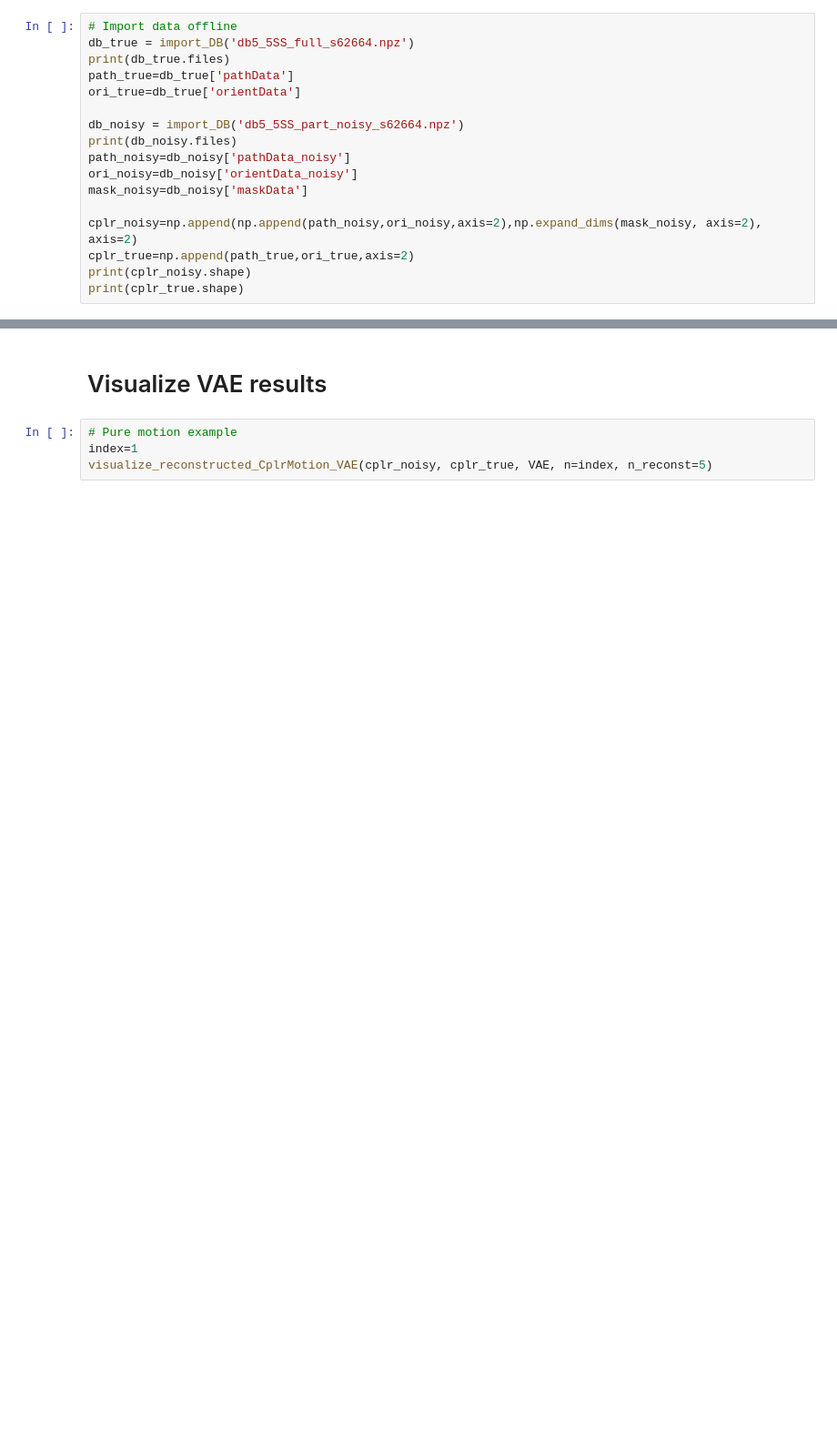
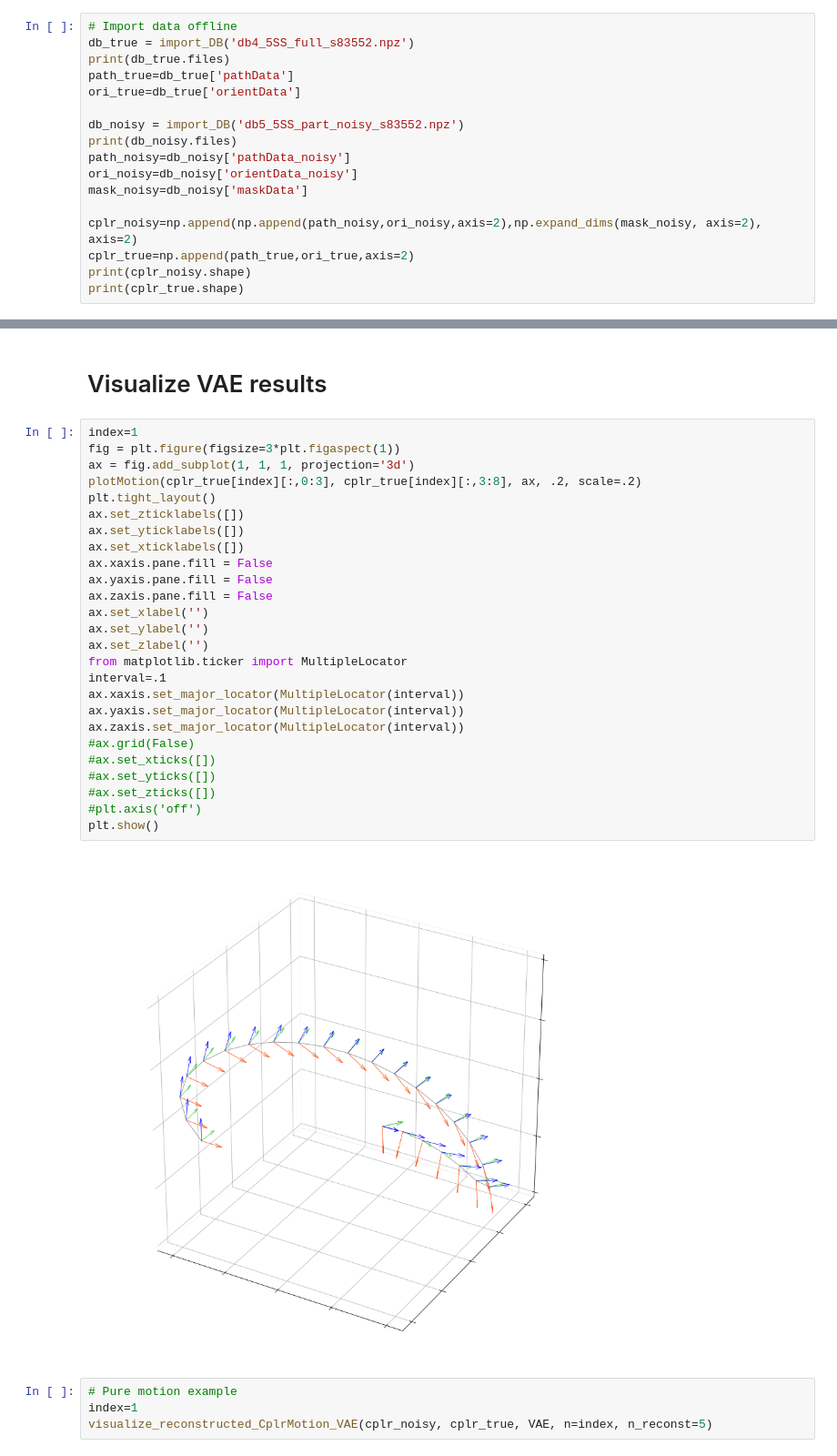
Before and after one commit to ssharma1991/5ss-platform-path-synthesis, a Jupyter notebook: mixed_synth/2. Autoencoder/5_inference.ipynb, the cells around one changed output, grey strips where cells are left out. Shown at 91% size. Saved outputs shown, nothing was run; the diff lists cells and outputs as text; blank space fills up the shorter version.

```diff
--- a/mixed_synth/2. Autoencoder/5_inference.ipynb
+++ b/mixed_synth/2. Autoencoder/5_inference.ipynb
@@ -7,11 +9,11 @@
 # %%
 # Import data offline
-db_true = import_DB('db5_5SS_full_s62664.npz')
+db_true = import_DB('db4_5SS_full_s83552.npz')
 print(db_true.files)
 path_true=db_true['pathData']
 ori_true=db_true['orientData']
 
-db_noisy = import_DB('db5_5SS_part_noisy_s62664.npz')
+db_noisy = import_DB('db5_5SS_part_noisy_s83552.npz')
 print(db_noisy.files)
 path_noisy=db_noisy['pathData_noisy']
 ori_noisy=db_noisy['orientData_noisy']
@@ -141,6 +143,34 @@ Non-trainable params: 0
 _________________________________________________________________
 # %% [markdown]
 # Visualize VAE results
+# %%
+index=1
+fig = plt.figure(figsize=3*plt.figaspect(1))
+ax = fig.add_subplot(1, 1, 1, projection='3d')
+plotMotion(cplr_true[index][:,0:3], cplr_true[index][:,3:8], ax, .2, scale=.2)
+plt.tight_layout()
+ax.set_zticklabels([])
+ax.set_yticklabels([])
+ax.set_xticklabels([])
+ax.xaxis.pane.fill = False
+ax.yaxis.pane.fill = False
+ax.zaxis.pane.fill = False
+ax.set_xlabel('')
+ax.set_ylabel('')
+ax.set_zlabel('')
+from matplotlib.ticker import MultipleLocator
+interval=.1
+ax.xaxis.set_major_locator(MultipleLocator(interval))
+ax.yaxis.set_major_locator(MultipleLocator(interval))
+ax.zaxis.set_major_locator(MultipleLocator(interval))
+#ax.grid(False)
+#ax.set_xticks([])
+#ax.set_yticks([])
+#ax.set_zticks([])
+#plt.axis('off')
+plt.show()
+# %% [output]
+[figure, added]
 # %%
 # Pure motion example
 index=1
```
Also changed, not shown: parts of 4 cells of this notebook, 21 other files.
